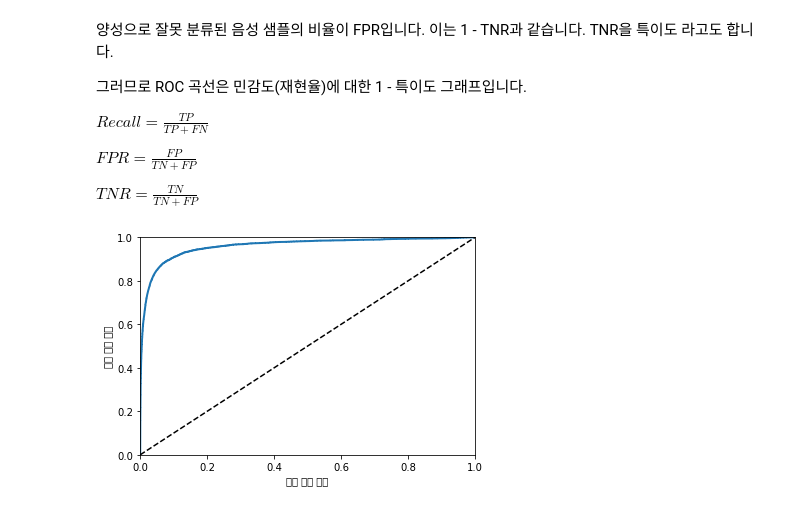
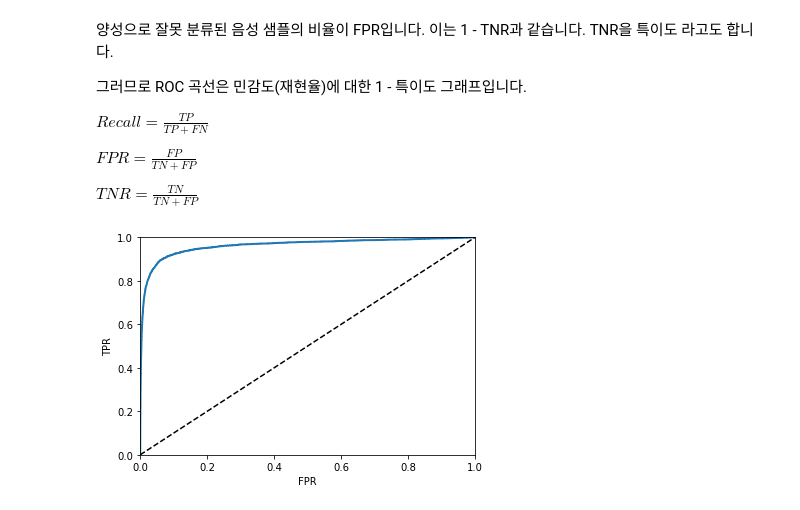
Before and after one commit to feud72/hands_on_ml, a Jupyter notebook: Chapter 3 분류.ipynb, the cells around one changed output. Drawn from its saved outputs; the diff is of its cells as text; code cells hidden in the pictures.

```diff
--- a/Chapter 3 분류.ipynb
+++ b/Chapter 3 분류.ipynb
@@ -330,14 +340,14 @@ from sklearn.metrics import roc_curve
 
 fpr, tpr, thresholds = roc_curve(y_train_5, y_scores)
 # %%
-def plot_roc_curve(fpt, tpr, label=None):
+def plot_roc_curve(fpr, tpr, label=None):
     plt.plot(fpr, tpr, linewidth=2, label=label)
     plt.plot([0,1], [0,1], 'k--')
     plt.axis([0, 1, 0, 1])
-    plt.xlabel('거짓 양성 비율')
-    plt.ylabel('진짜 양성 비율')
+    plt.xlabel('FPR')
+    plt.ylabel('TPR')
 
 plot_roc_curve(fpr, tpr)
 plt.show()
 # %% [output]
-[figure, old version]
+[figure, new version]
```
Also changed, not shown: parts of 49 cells of this notebook, 2 other files.
